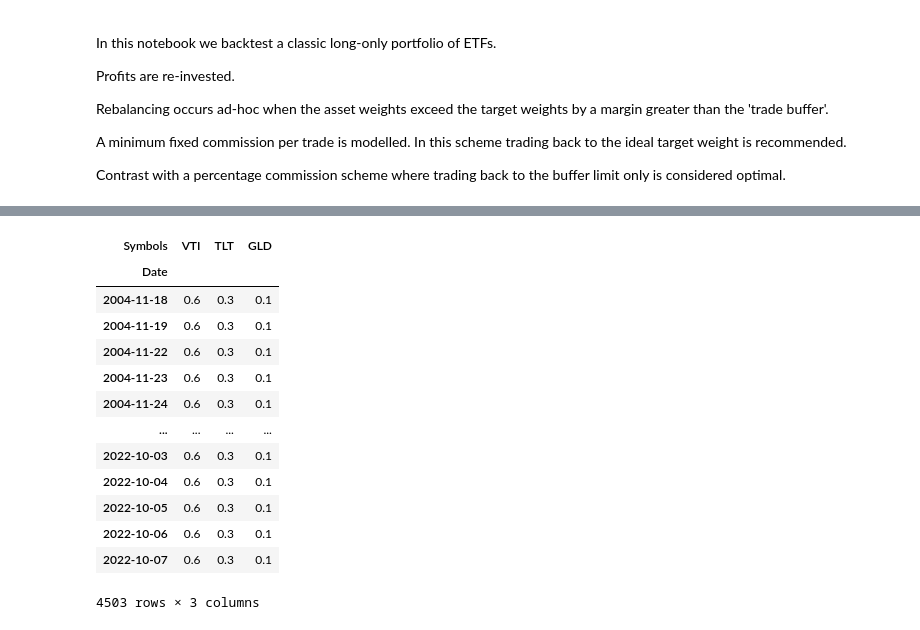
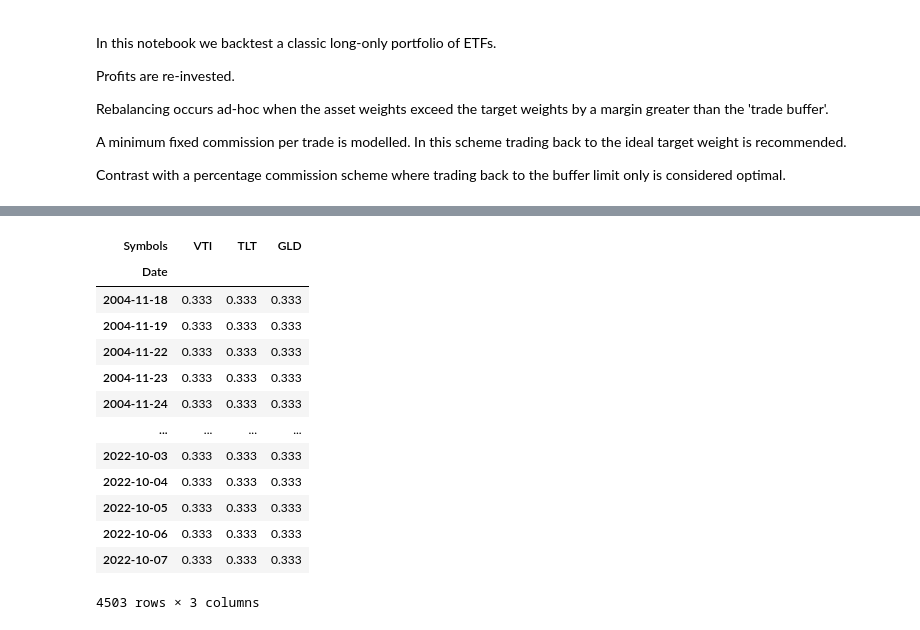
Before and after one commit to breaded-xyz/alphasim, a Jupyter notebook: vignettes/riskpremia.ipynb, the cells around one changed output, grey strips where cells are left out. Saved outputs shown, nothing was run; the diff lists cells and outputs as text; code cells hidden in the pictures.

```diff
--- a/vignettes/riskpremia.ipynb
+++ b/vignettes/riskpremia.ipynb
@@ -54,22 +54,22 @@ display(price_df)
 4503 rows × 3 columns
 # %%
 weight_df = price_df.copy()
-weight_df[:] = [0.6, 0.3, 0.1]
+weight_df[:] = [0.333, 0.333, 0.333]
 display(weight_df)
 # %% [output]
 | Symbols | VTI | TLT | GLD |
 | Date |  |  |  |
-| 2004-11-18 | 0.6 | 0.3 | 0.1 |
-| 2004-11-19 | 0.6 | 0.3 | 0.1 |
-| 2004-11-22 | 0.6 | 0.3 | 0.1 |
-| 2004-11-23 | 0.6 | 0.3 | 0.1 |
-| 2004-11-24 | 0.6 | 0.3 | 0.1 |
+| 2004-11-18 | 0.333 | 0.333 | 0.333 |
+| 2004-11-19 | 0.333 | 0.333 | 0.333 |
+| 2004-11-22 | 0.333 | 0.333 | 0.333 |
+| 2004-11-23 | 0.333 | 0.333 | 0.333 |
+| 2004-11-24 | 0.333 | 0.333 | 0.333 |
 | ... | ... | ... | ... |
-| 2022-10-03 | 0.6 | 0.3 | 0.1 |
-| 2022-10-04 | 0.6 | 0.3 | 0.1 |
-| 2022-10-05 | 0.6 | 0.3 | 0.1 |
-| 2022-10-06 | 0.6 | 0.3 | 0.1 |
-| 2022-10-07 | 0.6 | 0.3 | 0.1 |
+| 2022-10-03 | 0.333 | 0.333 | 0.333 |
+| 2022-10-04 | 0.333 | 0.333 | 0.333 |
+| 2022-10-05 | 0.333 | 0.333 | 0.333 |
+| 2022-10-06 | 0.333 | 0.333 | 0.333 |
+| 2022-10-07 | 0.333 | 0.333 | 0.333 |
 4503 rows × 3 columns
 # %%
 def fixed_min_commission(trade_price, trade_size):
```
Also changed, not shown: parts of 6 cells of this notebook, 1 other file.
